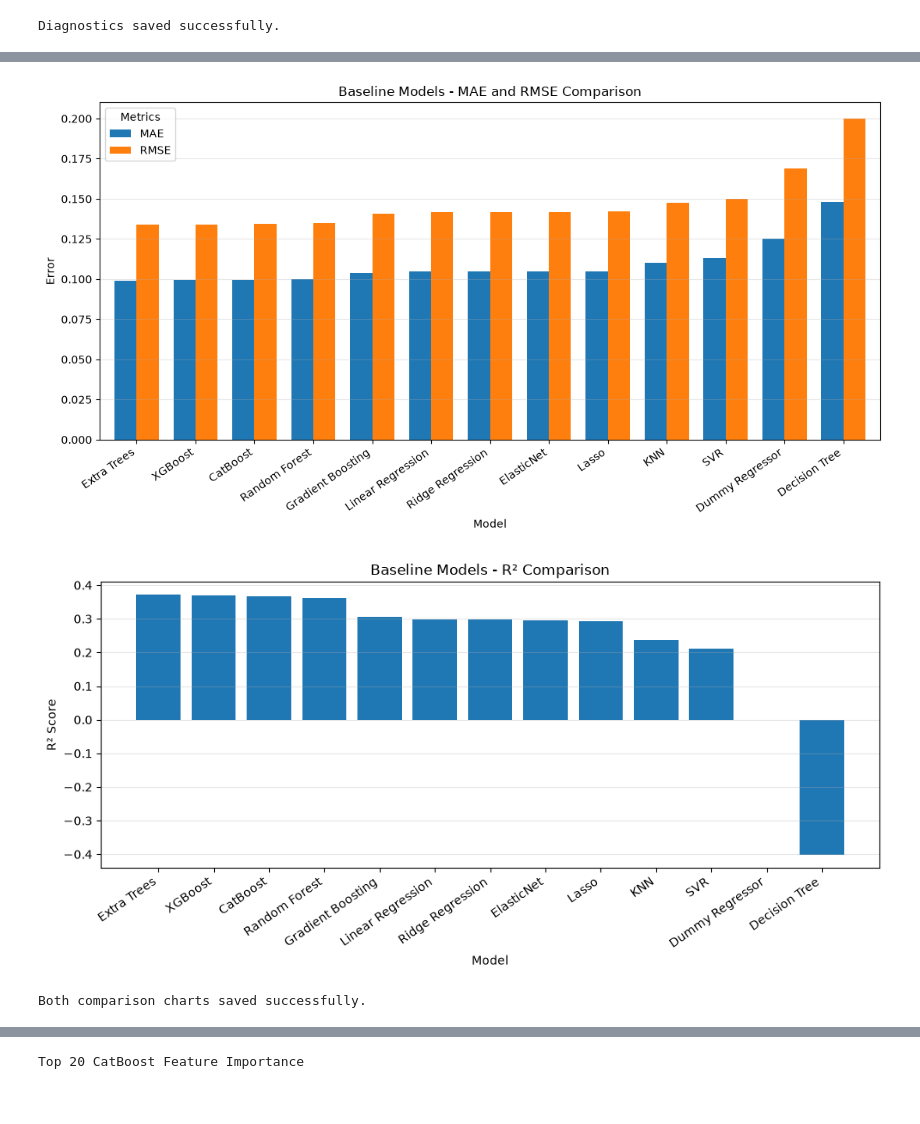
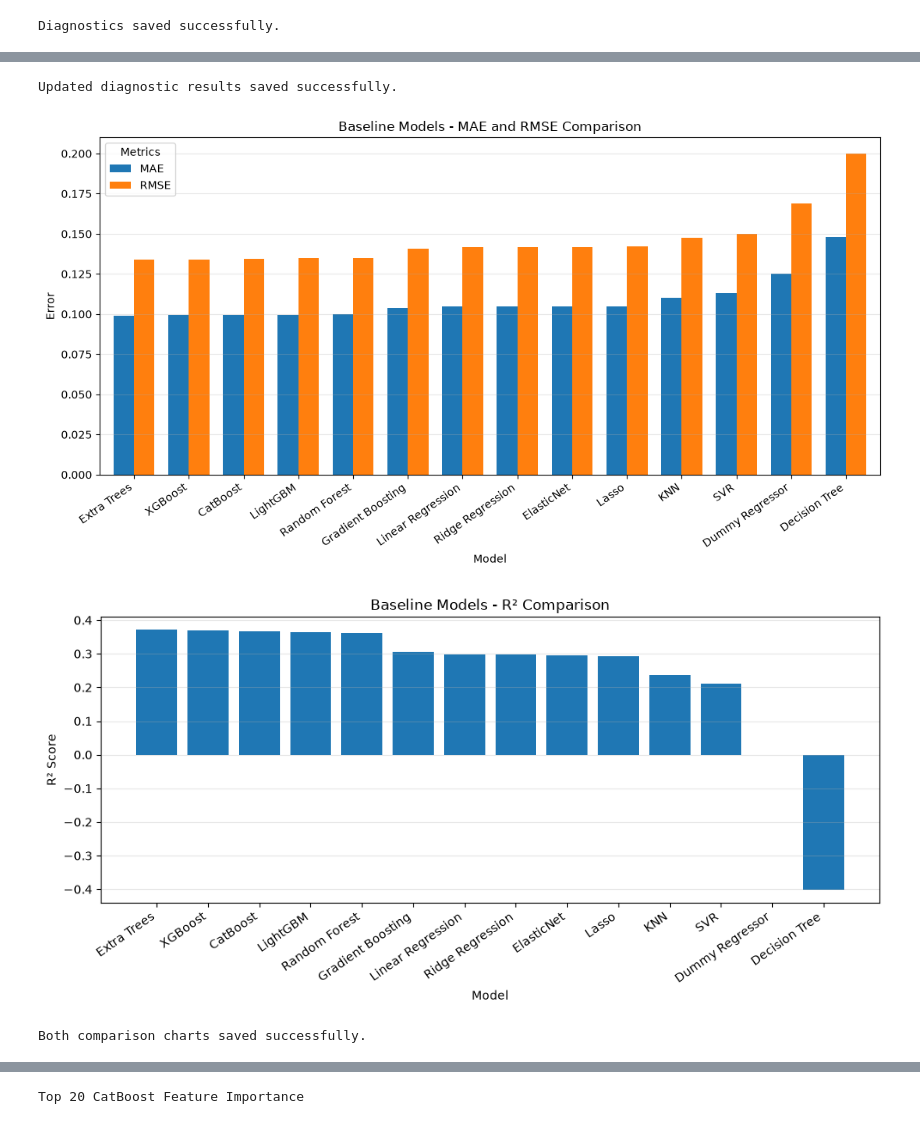
Before and after one commit to HetBorad/ML_Project, a Jupyter notebook: Baseline_Model_Training.ipynb, the cells around one changed output, grey strips where cells are left out. Saved outputs shown, nothing was run; the diff lists cells and outputs as text; code cells hidden in the pictures.

```diff
--- a/Baseline_Model_Training.ipynb
+++ b/Baseline_Model_Training.ipynb
@@ -647,3 +682,29 @@ Baseline Model Performance Comparison
 | 11 | Dummy Regressor | 0.12509 | 0.16905 | -0.00063 |
 | 12 | Decision Tree | 0.14781 | 0.20004 | -0.40111 |
 Table saved to: outputs/baseline/tables\baseline_model_comparison.csv
+# %%
+baseline_comparison = pd.read_csv(
+    "outputs/baseline/tables/baseline_model_comparison.csv"
+)
+
+baseline_comparison = baseline_comparison[
+    baseline_comparison["Model"] != "LightGBM"
+]
+
+baseline_comparison = pd.concat(
+    [baseline_comparison, pd.DataFrame([lightgbm_results])],
+    ignore_index=True
+)
+
+baseline_comparison = baseline_comparison.sort_values(
+    "RMSE"
+).reset_index(drop=True)
+
+display(baseline_comparison)
+
+baseline_comparison.to_csv(
+    "outputs/baseline/tables/baseline_model_comparison.csv",
+    index=False
+)
+
+print("Updated baseline comparison saved successfully.")
@@ -782,7 +980,16 @@ Diagnostics saved successfully.
+# %%
+diagnostic_results.to_csv(
+    "outputs/baseline/tables/baseline_diagnostic_results.csv",
+    index=False
+)
+
+print("Updated diagnostic results saved successfully.")
+# %% [output]
+Updated diagnostic results saved successfully.
 # %%
 fig, ax = plt.subplots(figsize=(11, 6))
 
-plot_data = baseline_results_df.set_index("Model")[["MAE", "RMSE"]]
+plot_data = baseline_comparison.set_index("Model")[["MAE", "RMSE"]]
 
 plot_data.plot(
     kind="bar",
@@ -803,37 +1010,38 @@ plt.savefig(
     os.path.join(FIGURES_DIR, "baseline_error_comparison.png"),
     dpi=300,
     bbox_inches="tight"
 )
 plt.show()
 plt.close()
 
+
 fig, ax = plt.subplots(figsize=(10, 5))
 
 ax.bar(
-    baseline_results_df["Model"],
-    baseline_results_df["R2"]
+    baseline_comparison["Model"],
+    baseline_comparison["R2"]
 )
 
 ax.set_title("Baseline Models - R² Comparison")
 ax.set_ylabel("R² Score")
 ax.set_xlabel("Model")
 ax.tick_params(axis="x", rotation=25)
 ax.grid(axis="y", alpha=0.3)
 
 plt.xticks(rotation=35, ha="right")
 plt.tight_layout()
 plt.savefig(
     os.path.join(FIGURES_DIR, "baseline_r2_comparison.png"),
     dpi=300,
     bbox_inches="tight"
 )
 plt.show()
 plt.close()
 
 print("Both comparison charts saved successfully.")
 # %% [output]
-[figure, old version]
+[figure, new version]
-[figure, old version]
+[figure, new version]
 Both comparison charts saved successfully.
 # %%
 fig, ax = plt.subplots(figsize=(10, 5))
```
Also changed, not shown: parts of 9 cells of this notebook, 5 other files.
